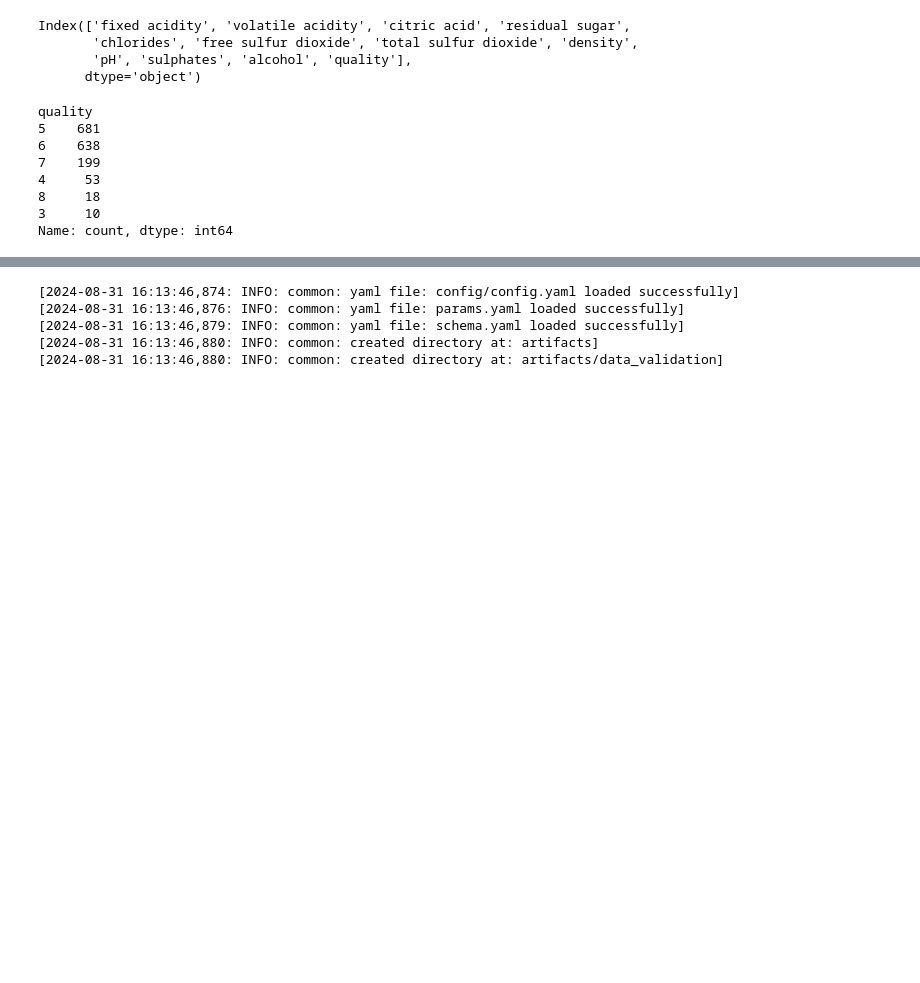
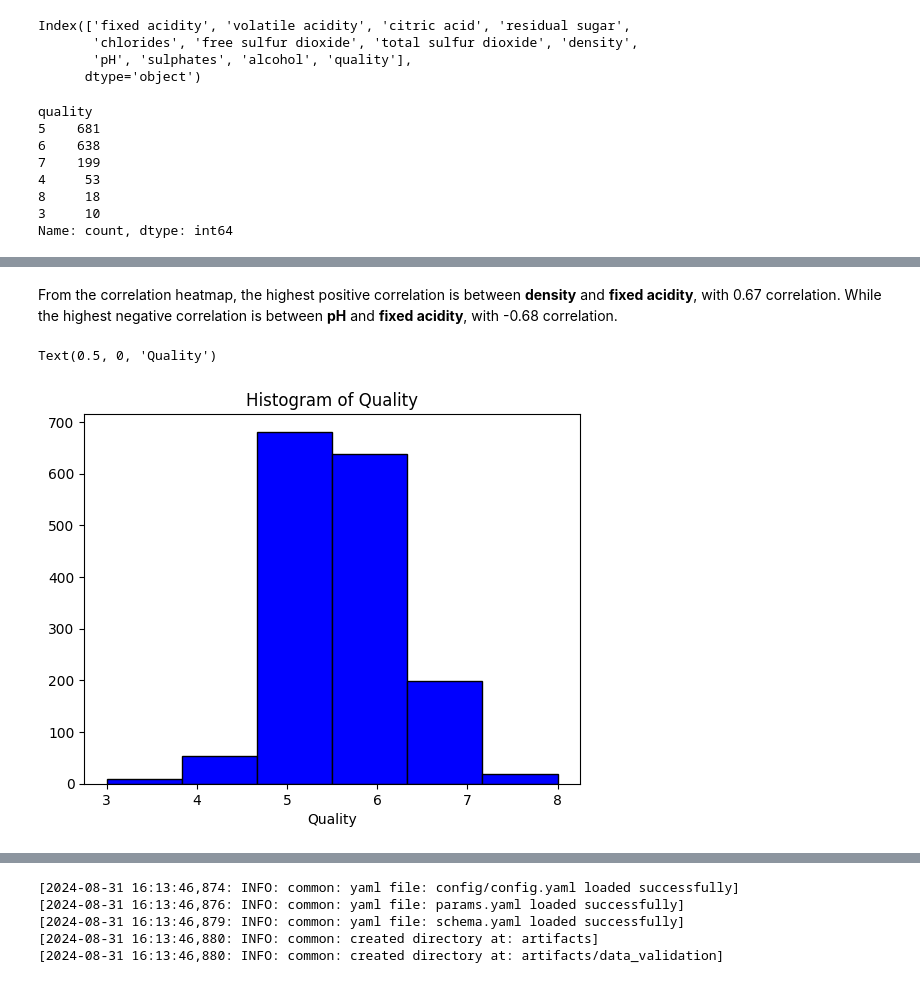
Before and after one commit to shiyusun109/wine-quality-prediction, a Jupyter notebook: notebooks/02_data_validation.ipynb, the cells around one changed output, grey strips where cells are left out. Drawn from its saved outputs; the diff is of its cells as text; code cells hidden in the pictures; blank space fills up the shorter version.

```diff
--- a/notebooks/02_data_validation.ipynb
+++ b/notebooks/02_data_validation.ipynb
@@ -111,0 +155,10 @@ TypeError: boxplot() takes from 0 to 1 positional arguments but 2 were given
+# %% [markdown]
+From the correlation heatmap, the highest positive correlation is between **density** and **fixed acidity**, with 0.67 correlation. While the highest negative correlation is between **pH** and **fixed acidity**, with -0.68 correlation.
+# %%
+# plot histogram for quality
+plt.hist(target_variable, bins=6, color='blue', edgecolor='black')
+plt.title('Histogram of Quality')
+plt.xlabel('Quality')
+# %% [output]
+Text(0.5, 0, 'Quality')
+[figure, added]
```
Also changed, not shown: parts of 13 cells of this notebook, 2 other files.
